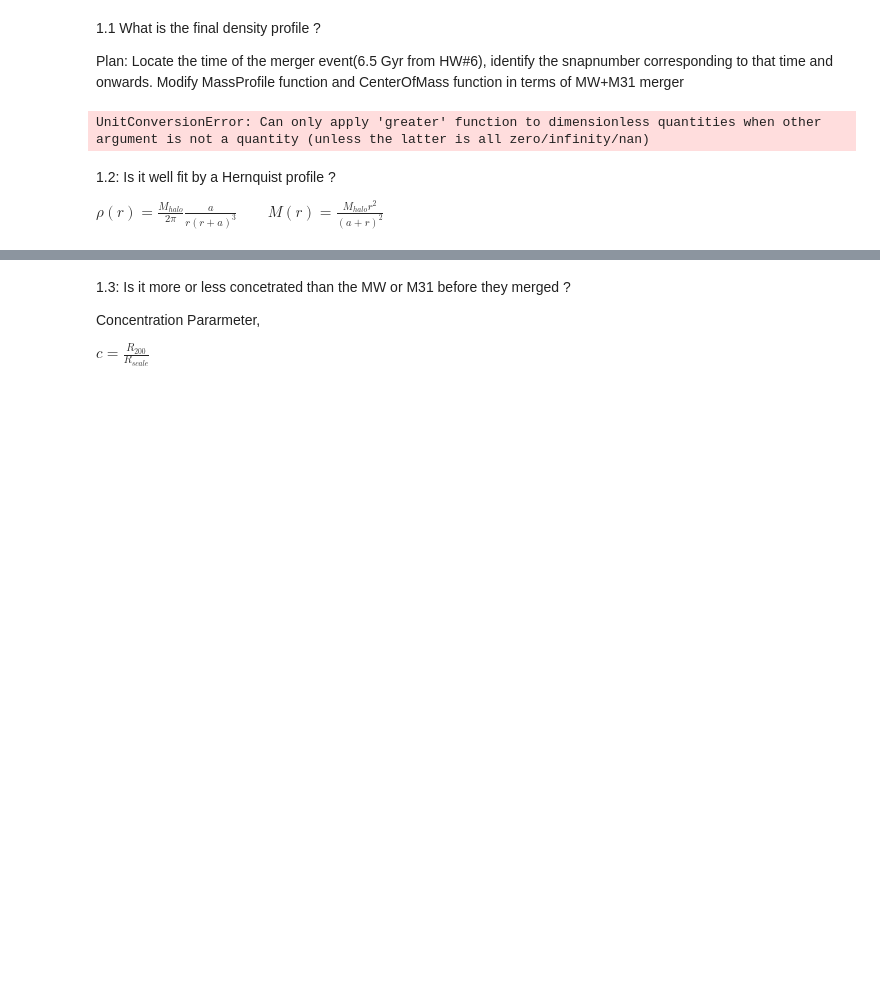
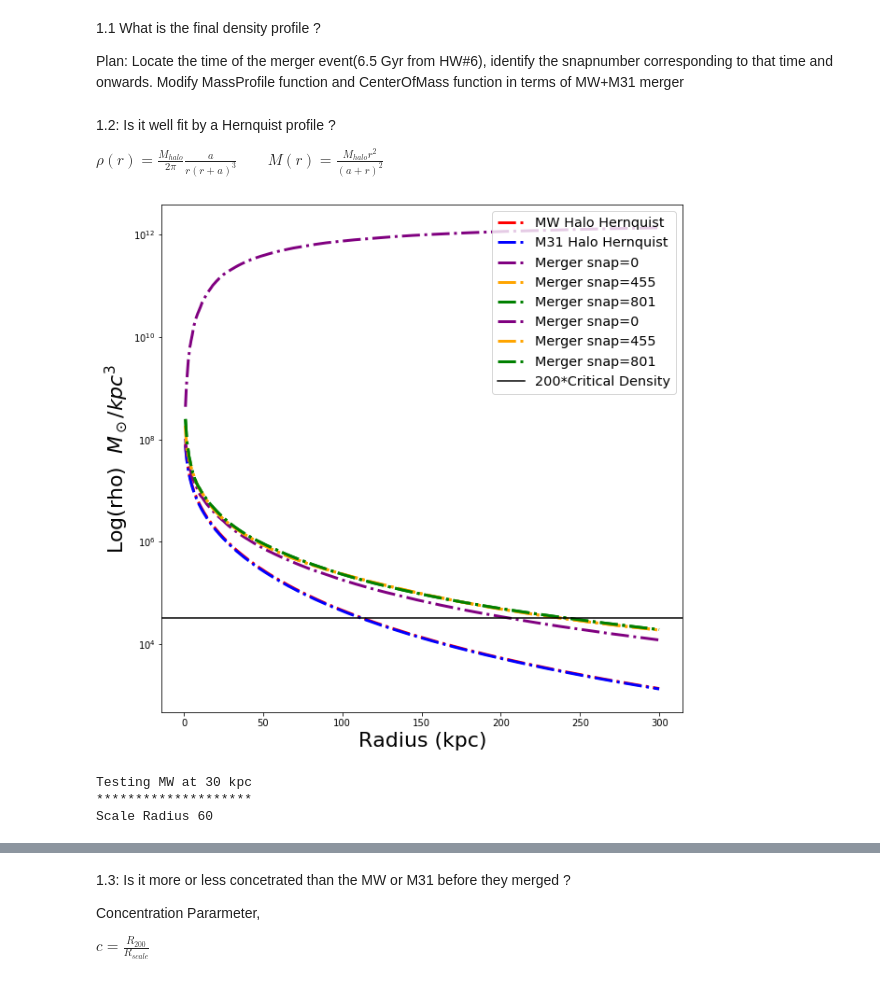
Before and after one commit to yuanjea/400B_hew, a Jupyter notebook: ResearchAssignment/ResearchAssignment5/ASTR400B_ResearchAssignment5.ipynb, the cells around one changed output, grey strips where cells are left out. Cells and saved outputs as stored; diff of their text form; code cells hidden in the pictures; blank space fills up the shorter version.

```diff
--- a/ResearchAssignment/ResearchAssignment5/ASTR400B_ResearchAssignment5.ipynb
+++ b/ResearchAssignment/ResearchAssignment5/ASTR400B_ResearchAssignment5.ipynb
@@ -33,14 +34,14 @@ Plan: Locate the time of the merger event(6.5 Gyr from HW#6), identify the snapn
 # MassProfile for MW and M31 Merger at 3 different stages
 
 # Before Collision
-MP_0 = MassProfile("MW","M31",0)
+MP_0 = MassProfile("MW",0)
 # During Collision
-MP_1 = MassProfile("MW","M31",455)
+MP_1 = MassProfileMerger("MW","M31",455)
 # After Collision
-MP_2 = MassProfile("MW","M31",801)
+MP_2 = MassProfileMerger("MW","M31",801)
 # %%
 # Define an arrya of radii from 0.1 kpc to 300 kpc in increments of 0.1
-R = np.arange(0.1,300,0.1)
+R = np.arange(1,300,0.1)
 # %%
 # Mass Profile of Halo
 
@@ -50,8 +51,6 @@ Mhalo_0 = MP_0.MassEnclosed(1,R)
 Mhalo_1 = MP_1.MassEnclosed(1,R)
 # After Collision
 Mhalo_2 = MP_2.MassEnclosed(1,R)
-# %% [output]
-UnitConversionError: Can only apply 'greater' function to dimensionless quantities when other argument is not a quantity (unless the latter is all zero/infinity/nan)
 # %% [markdown]
 1.2: Is it well fit by a Hernquist profile ?
 
@@ -86,32 +85,50 @@ ax = plt.subplot(111)
 
 # Hernquist Profile for MW
 a_MW = 61 #(obtained from HW#5)
 MW_Mhalo = 1.975e12*u.Msun #(obtained from HW#3)
 plt.semilogy(R,Hernquist(R,a_MW,MW_Mhalo), color='red', linestyle="-.",linewidth=3, label='MW Halo Hernquist')
 
 # Hernquist Profile for M31
 a_M31 = 62 #(obtained from HW#5)
 M31_Mhalo = 1.921e12*u.Msun #(obtained from HW#3)
 plt.semilogy(R,Hernquist(R,a_M31,M31_Mhalo), color='blue', linestyle="-.",linewidth=3, label='M31 Halo Hernquist')
 
+# Density Profile for Halo Merger Remnant
+# Before Collision
+plt.semilogy(R,Mhalo_0/((4/3)*np.pi*R**3), color='purple', linestyle="-.",linewidth=3, label='Merger snap=0')
+# During Collision
+plt.semilogy(R,Mhalo_1/((4/3)*np.pi*R**3), color='orange', linestyle="-.",linewidth=3, label='Merger snap=455')
+# After Collision
+plt.semilogy(R,Mhalo_2/((4/3)*np.pi*R**3), color='green', linestyle="-.",linewidth=3, label='Merger snap=801')
 
-# Critical Denisty
-plt.axhline(y=rho_crit*200, color = 'green', label = 'Critical Density')
+# Hernquist Density Profile for Halo Merger
+# Before Collision
+plt.semilogy(R,(Mhalo_0), color='purple', linestyle="-.",linewidth=3, label='Merger snap=0')
+# During Collision
+plt.semilogy(R,Mhalo_1/((4/3)*np.pi*R**3), color='orange', linestyle="-.",linewidth=3, label='Merger snap=455')
+# After Collision
+plt.semilogy(R,Mhalo_2/((4/3)*np.pi*R**3), color='green', linestyle="-.",linewidth=3, label='Merger snap=801')
+
+# 200*Critical Denisty
+plt.axhline(y=rho_crit*200, color = 'black', label = '200*Critical Density')
+
 
 
 #adjust tick label font size
 label_size = 22
 matplotlib.rcParams['xtick.labelsize'] = label_size
 matplotlib.rcParams['ytick.labelsize'] = label_size
 
 
 # Add axis labels
 plt.xlabel('Radius (kpc)', fontsize=22)
 #plt.ylabel('Log(I)  $L_\odot/kpc^2$', fontsize=22)
 plt.ylabel('Log(rho)  $M_\odot/kpc^3$', fontsize=22)
 
 
 
 
 # add a legend with some customizations.
 legend = ax.legend(loc='upper right',fontsize='x-large')
+# %% [output]
+[figure, added]
@@ -117,0 +147,37 @@ legend = ax.legend(loc='upper right',fontsize='x-large')
+# %%
+# Testing Code and Hernquist Halo Match
+# Merger at 30 kpc
+######################################
+
+# scale radius to test
+ScaleMerger = 60
+
+# total Halo Mass from Merger (MW Halo Mass + M31 Halo Mass = Merger Halo Mass)
+MtotMW = 1.975e12
+MtotM31 = 1.921e12
+MtotMerger = MtotMW + MtotM31
+
+# Mass enclosed from simulation
+MtestMerger = MP_0.MassEnclosed(1,testR)
+
+#Mass enclosed from Hernquist Profile
+HtestMerger = np.round(MP_0.HernquistMass(RR,ScaleMerger,MtotMerger)/1e10,2)
+
+# Circular Velocity using mass enclosed from simulation
+#VtestMW = MW.CircularVelocity(1,testR)
+
+# Circular Velocity from hernquist profile
+#HVtestMW = MW.HernquistVCirc(RR,ScaleMW,MtotMW)
+
+print("Testing MW at 30 kpc")
+print("********************")
+print("Scale Radius", ScaleMerger)
+#print(np.round(MtestMerger[RR]/1e10),"x 1e10")
+#print("Hernquist", HtestMerger, "x 1e10")
+#print(" ")
+#print(VtestMW[RR])
+#print("Hernquist Vc",HVtestMW)
+# %% [output]
+Testing MW at 30 kpc
+********************
+Scale Radius 60
```
Also changed, not shown: parts of 5 cells of this notebook, 10 other files.
